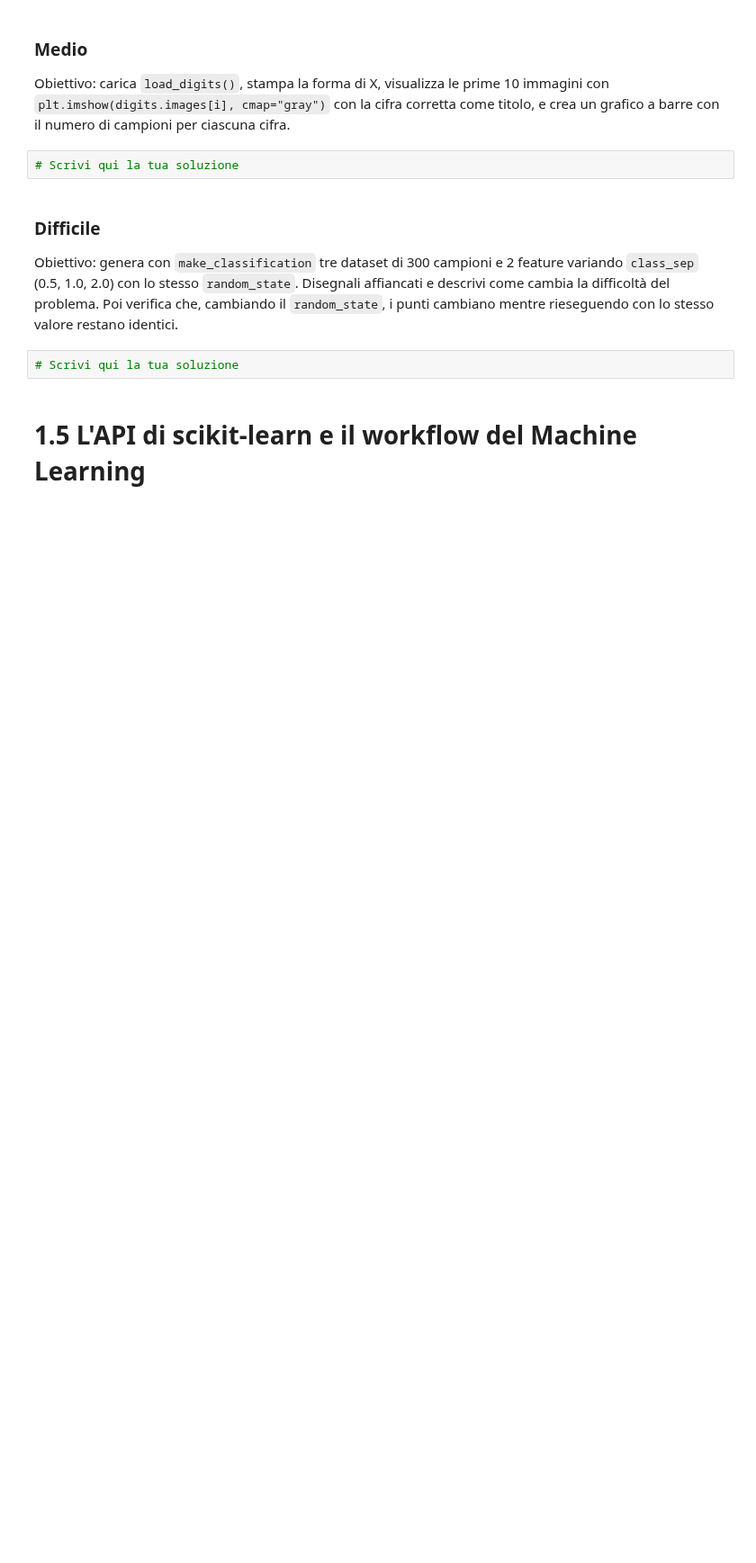
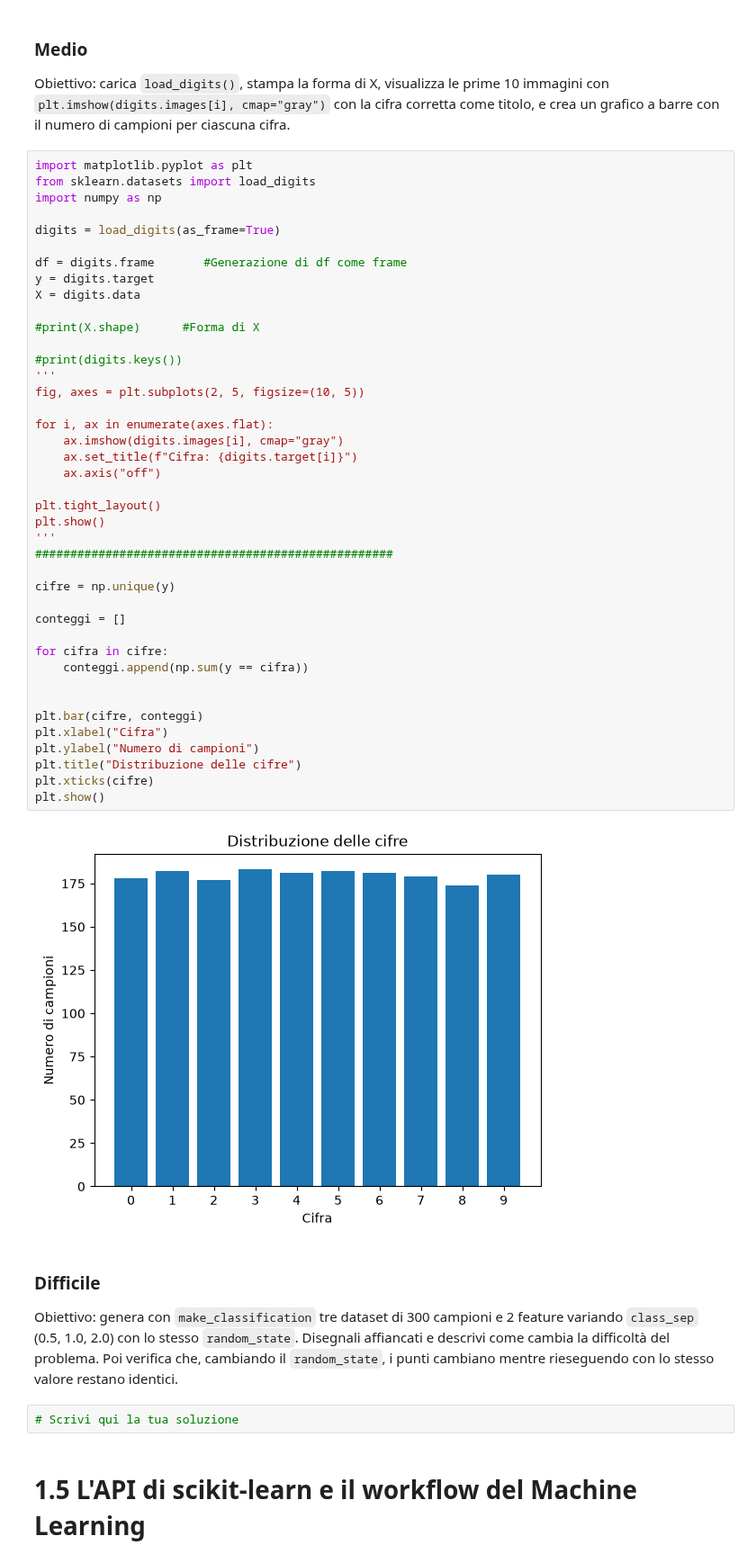
Before and after one commit to FraGra10/Deposito_Grasso, a Jupyter notebook: corso Python con AI/Lunedi_26_Ottobre/giorno-1-fondamenti-ml.ipynb, the cells around one changed output. Shown at 90% size. Cells and saved outputs as stored; diff of their text form; blank space fills up the shorter version.

```diff
--- a/corso Python con AI/Lunedi_26_Ottobre/giorno-1-fondamenti-ml.ipynb
+++ b/corso Python con AI/Lunedi_26_Ottobre/giorno-1-fondamenti-ml.ipynb
@@ -486,8 +568,49 @@ Obiettivo: carica `load_breast_cancer()` e stampa numero di campioni, numero di
 # %% [markdown]
 ### Medio
 Obiettivo: carica `load_digits()`, stampa la forma di X, visualizza le prime 10 immagini con `plt.imshow(digits.images[i], cmap="gray")` con la cifra corretta come titolo, e crea un grafico a barre con il numero di campioni per ciascuna cifra.
-# %%
-# Scrivi qui la tua soluzione
+# %%
+import matplotlib.pyplot as plt
+from sklearn.datasets import load_digits
+import numpy as np
+
+digits = load_digits(as_frame=True)
+
+df = digits.frame       #Generazione di df come frame
+y = digits.target
+X = digits.data
+
+#print(X.shape)      #Forma di X
+
+#print(digits.keys())
+'''
+fig, axes = plt.subplots(2, 5, figsize=(10, 5))
+
+for i, ax in enumerate(axes.flat):
+    ax.imshow(digits.images[i], cmap="gray")
+    ax.set_title(f"Cifra: {digits.target[i]}")
+    ax.axis("off")
+
+plt.tight_layout()
+plt.show()
+'''
+###################################################
+
+cifre = np.unique(y)
+
+conteggi = []
+
+for cifra in cifre:
+    conteggi.append(np.sum(y == cifra))
+
+
+plt.bar(cifre, conteggi)
+plt.xlabel("Cifra")
+plt.ylabel("Numero di campioni")
+plt.title("Distribuzione delle cifre")
+plt.xticks(cifre)
+plt.show()
+# %% [output]
+[figure, added]
 # %% [markdown]
 ### Difficile
 Obiettivo: genera con `make_classification` tre dataset di 300 campioni e 2 feature variando `class_sep` (0.5, 1.0, 2.0) con lo stesso `random_state`. Disegnali affiancati e descrivi come cambia la difficoltà del problema. Poi verifica che, cambiando il `random_state`, i punti cambiano mentre rieseguendo con lo stesso valore restano identici.
```
Also changed, not shown: parts of 10 cells of this notebook, 1 other file.
